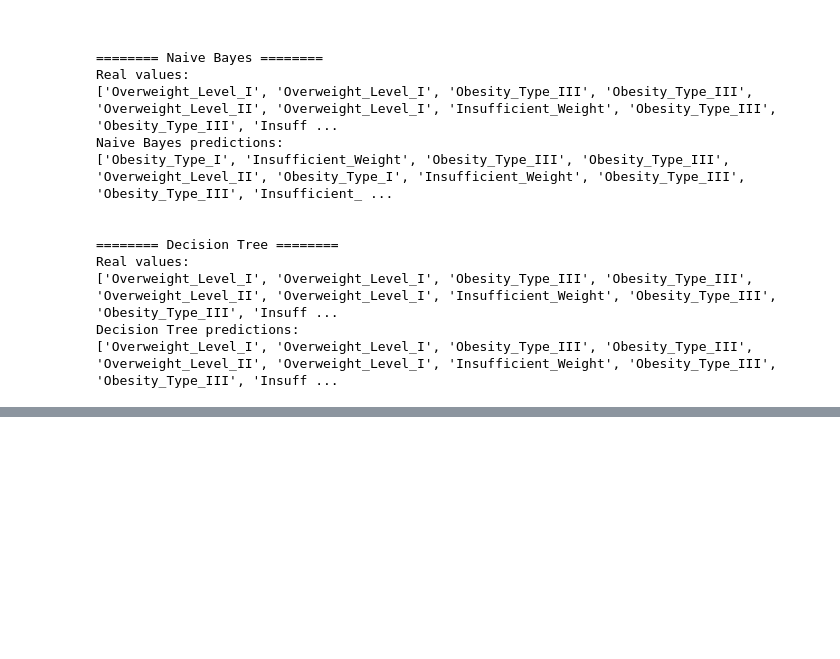
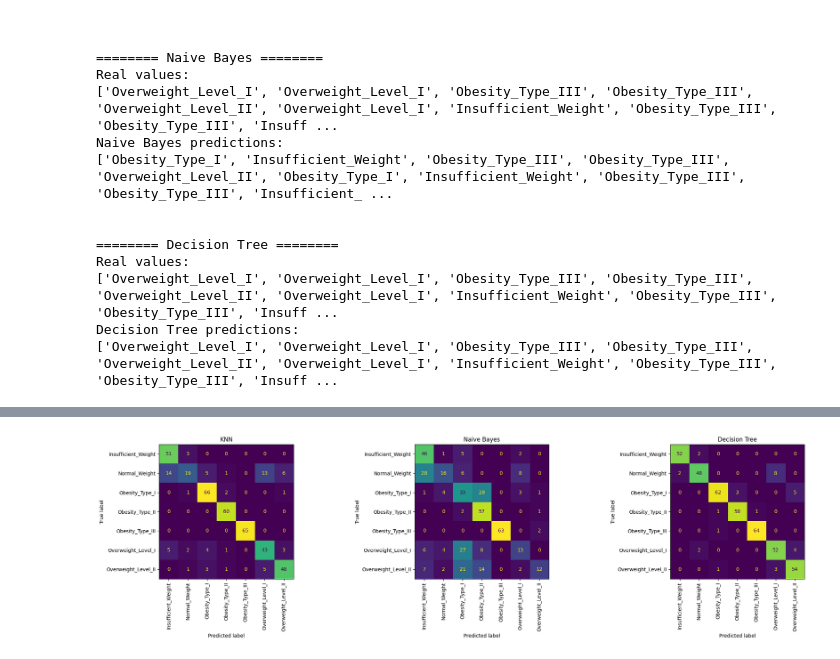
Before and after one commit to brenoSBC/AI-training, a Jupyter notebook: main.ipynb, the cells around one changed output, grey strips where cells are left out. Drawn from its saved outputs; the diff is of its cells as text; code cells hidden in the pictures; blank space fills up the shorter version.

Commit message:
error matrix

```diff
--- a/main.ipynb
+++ b/main.ipynb
@@ -230,3 +238,26 @@ Real values:
 ['Overweight_Level_I', 'Overweight_Level_I', 'Obesity_Type_III', 'Obesity_Type_III', 'Overweight_Level_II', 'Overweight_Level_I', 'Insufficient_Weight', 'Obesity_Type_III', 'Obesity_Type_III', 'Insuff ...
 Decision Tree predictions:
 ['Overweight_Level_I', 'Overweight_Level_I', 'Obesity_Type_III', 'Obesity_Type_III', 'Overweight_Level_II', 'Overweight_Level_I', 'Insufficient_Weight', 'Obesity_Type_III', 'Obesity_Type_III', 'Insuff ...
+# %%
+# Let's calculate the accuracy, precision, recall and f1 score for each model
+
+predictions = {
+    "KNN:": pred_knn,
+    "Naive Bayes:": pred_naive_bayes,
+    "Decision Tree:": pred_tree
+}
+
+results = []
+
+for name, pred in predictions.items():
+    results.append({
+        "Model": name,
+        "Accuracy": accuracy_score(y_test, pred),
+        "Precision": precision_score(y_test, pred, average="macro", zero_division=0),
+        "Recall": recall_score(y_test, pred, average="macro", zero_division=0),
+        "F1-score": f1_score(y_test, pred, average="macro", zero_division=0)
+    })
+
+metrics_df = pd.DataFrame(results).set_index("Model")
+
+metrics_df.round(3)
@@ -232,0 +298,17 @@ Decision Tree predictions:
+# %%
+predictions = {
+    "KNN": pred_knn,
+    "Naive Bayes": pred_naive_bayes,
+    "Decision Tree": pred_tree
+}
+
+fig, axes = plt.subplots(1, 3, figsize=(22, 6))
+
+for ax, (name, pred) in zip(axes, predictions.items()):
+    ConfusionMatrixDisplay.from_predictions(y_test, pred, xticks_rotation=90, ax=ax, colorbar=False)
+    ax.set_title(name)
+
+plt.tight_layout()
+plt.show()
+# %% [output]
+[figure, added]
```
Also changed, not shown: parts of 3 cells of this notebook.
